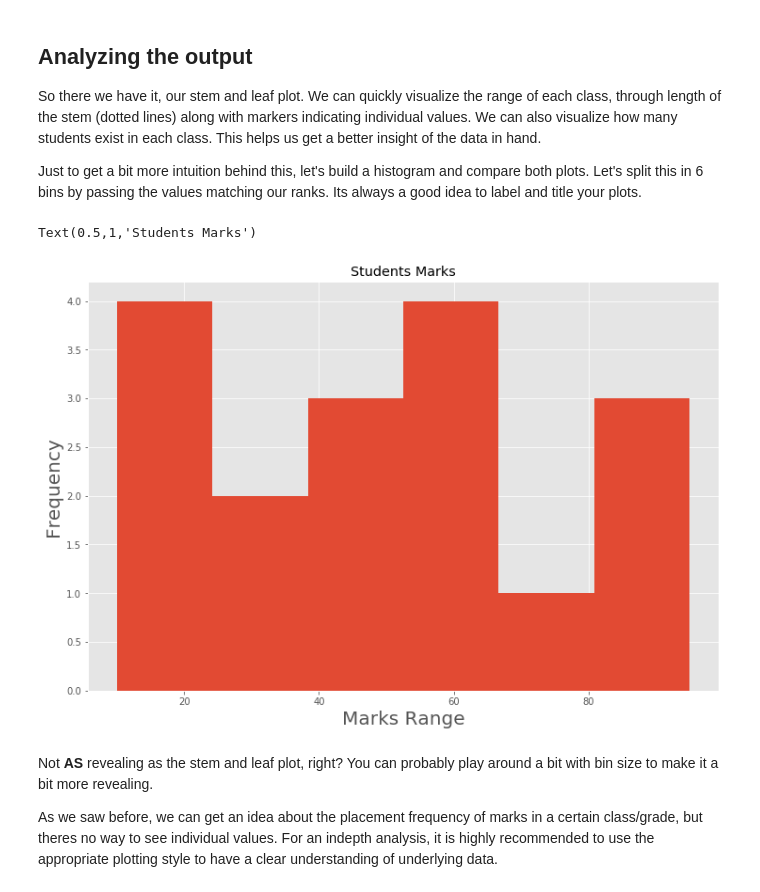
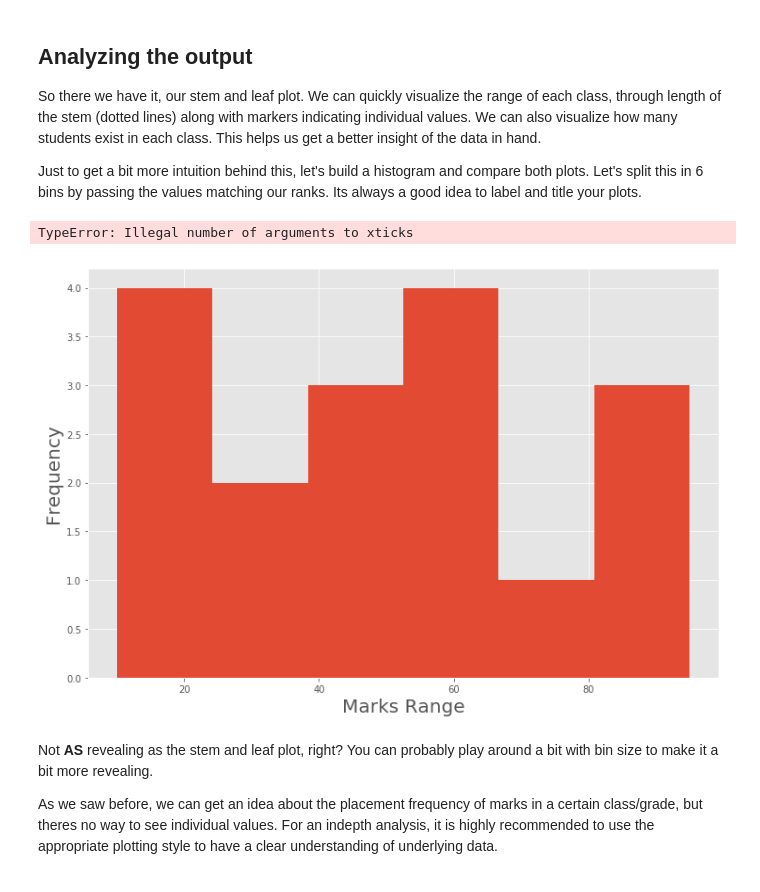
Before and after one commit to lewi0332/dsc-0-09-05-statistical-distribution-stemleaf-plot-lab-nyc-ds-career-012819, a Jupyter notebook: index.ipynb, the cells around one changed output. Cells and saved outputs as stored; diff of their text form; code cells hidden in the pictures.

```diff
--- a/index.ipynb
+++ b/index.ipynb
@@ -133,17 +133,17 @@ Just to get a bit more intuition behind this, let's build a histogram and compar
 # %%
 
 #xticks=(['a','b','c','d,','e','f','g'])
 #plt.hist(marks, bins=(0,30,50,60,70,80,100), label=xticks, histtype='bar', align='mid', orientation='vertical')
 
 plt.figure(figsize=(12,8))
 plt.hist(marks, bins=6);
 plt.ylabel('Frequency', fontsize = 20)
 plt.xlabel('Marks Range', fontsize = 20)
-plt.xticks()
+plt.xticks('a','b','c','d,','e','f','g')
 plt.title('Students Marks')
 # %% [output]
-Text(0.5,1,'Students Marks')
+TypeError: Illegal number of arguments to xticks
-[figure, old version]
+[figure, new version]
 # %% [markdown]
 Not **AS** revealing as the stem and leaf plot, right? You can probably play around a bit with bin size to make it a bit more revealing.
 
```
